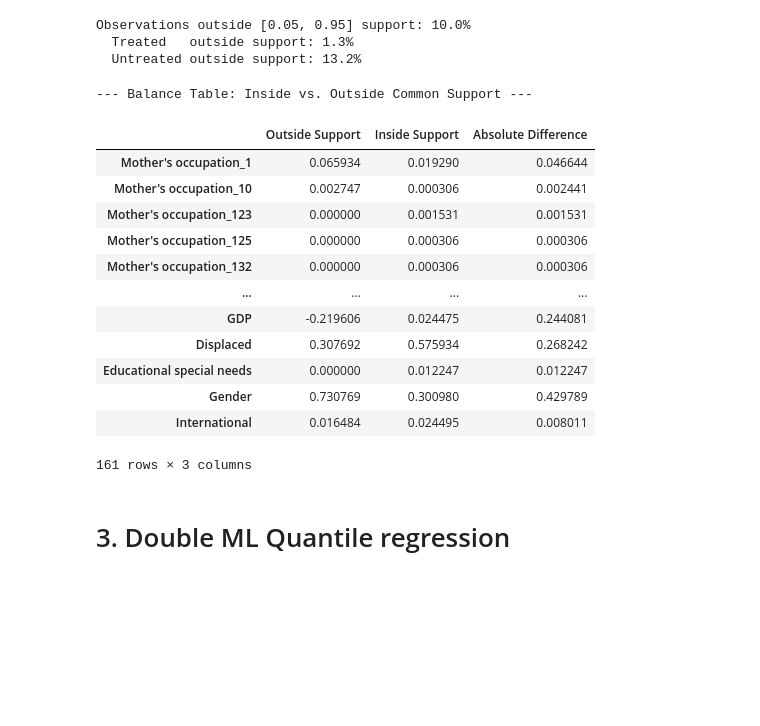
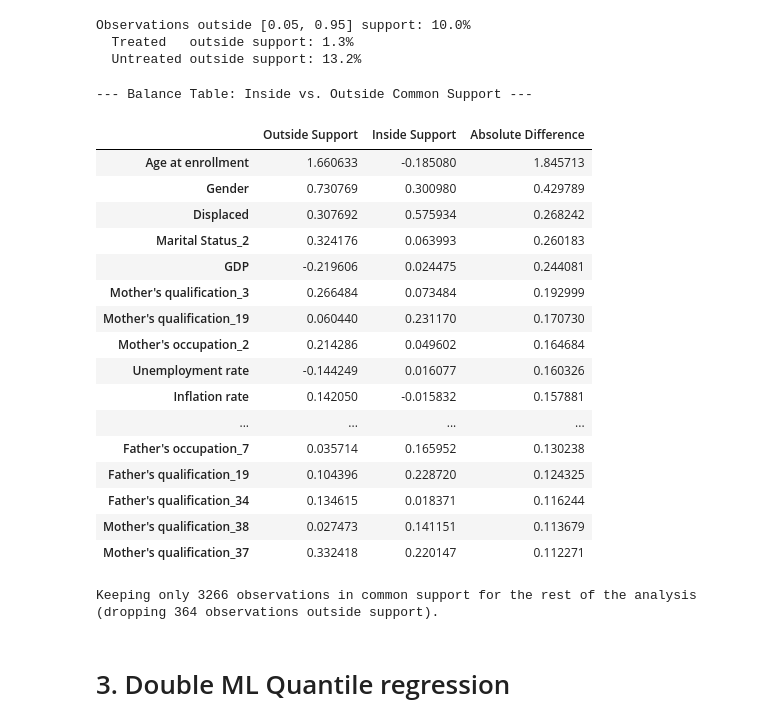
Before and after one commit to jlechat/ML-for-econo---Student-s-dropout-and-academic-success, a Jupyter notebook: 2 - Quantile regression proba dropout.ipynb, the cells around one changed output. Drawn from its saved outputs; the diff is of its cells as text; code cells hidden in the pictures; blank space fills up the shorter version.

```diff
--- a/2 - Quantile regression proba dropout.ipynb
+++ b/2 - Quantile regression proba dropout.ipynb
@@ -302,31 +256,41 @@ Observations outside [0.05, 0.95] support: 10.0%
 # %%
 # Characteristics of observations outside common support: do they systematically differ from those inside support?
 
 balance_table = X.copy().assign(In_Support=in_support).groupby('In_Support')[features_small_pp ].mean().T
 balance_table.columns = ['Outside Support', 'Inside Support']
 balance_table['Absolute Difference'] = (balance_table['Inside Support'] - balance_table['Outside Support']).abs()
 print("--- Balance Table: Inside vs. Outside Common Support ---")
-balance_table
+balance_table.sort_values('Absolute Difference', ascending=False).head(20)
 # %% [output]
 --- Balance Table: Inside vs. Outside Common Support ---
 |  | Outside Support | Inside Support | Absolute Difference |
-| Mother's occupation_1 | 0.065934 | 0.019290 | 0.046644 |
-| Mother's occupation_10 | 0.002747 | 0.000306 | 0.002441 |
-| Mother's occupation_123 | 0.000000 | 0.001531 | 0.001531 |
-| Mother's occupation_125 | 0.000000 | 0.000306 | 0.000306 |
-| Mother's occupation_132 | 0.000000 | 0.000306 | 0.000306 |
+| Age at enrollment | 1.660633 | -0.185080 | 1.845713 |
+| Gender | 0.730769 | 0.300980 | 0.429789 |
+| Displaced | 0.307692 | 0.575934 | 0.268242 |
+| Marital Status_2 | 0.324176 | 0.063993 | 0.260183 |
+| GDP | -0.219606 | 0.024475 | 0.244081 |
+| Mother's qualification_3 | 0.266484 | 0.073484 | 0.192999 |
+| Mother's qualification_19 | 0.060440 | 0.231170 | 0.170730 |
+| Mother's occupation_2 | 0.214286 | 0.049602 | 0.164684 |
+| Unemployment rate | -0.144249 | 0.016077 | 0.160326 |
+| Inflation rate | 0.142050 | -0.015832 | 0.157881 |
 | ... | ... | ... | ... |
-| GDP | -0.219606 | 0.024475 | 0.244081 |
-| Displaced | 0.307692 | 0.575934 | 0.268242 |
-| Educational special needs | 0.000000 | 0.012247 | 0.012247 |
-| Gender | 0.730769 | 0.300980 | 0.429789 |
-| International | 0.016484 | 0.024495 | 0.008011 |
+| Father's occupation_7 | 0.035714 | 0.165952 | 0.130238 |
+| Father's qualification_19 | 0.104396 | 0.228720 | 0.124325 |
+| Father's qualification_34 | 0.134615 | 0.018371 | 0.116244 |
+| Mother's qualification_38 | 0.027473 | 0.141151 | 0.113679 |
+| Mother's qualification_37 | 0.332418 | 0.220147 | 0.112271 |
-161 rows × 3 columns
 # %%
 # Keep only observations in common support for the rest of the analysis
-data_preprocessed_df = data_preprocessed_df[in_support].reset_index(drop=True)
-data_preprocessed = data_preprocessed[in_support]
-y = y[in_support].reset_index(drop=True)
+if data_preprocessed_df.shape[0] != in_support.sum():
+    print(f"Keeping only {in_support.sum()} observations in common support for the rest of the analysis (dropping {data_preprocessed_df.shape[0] - in_support.sum()} observations outside support).")
+    data_preprocessed_df = data_preprocessed_df[in_support].reset_index(drop=True)
+    data_preprocessed = data_preprocessed[in_support]
+    y = y[in_support].reset_index(drop=True)
+else:
+    print("All observations are within common support, keeping all for the rest of the analysis.")
+# %% [output]
+Keeping only 3266 observations in common support for the rest of the analysis (dropping 364 observations outside support).
 # %% [markdown]
 # 3. Double ML Quantile regression
 # %%
```
Also changed, not shown: parts of 20 cells of this notebook.
